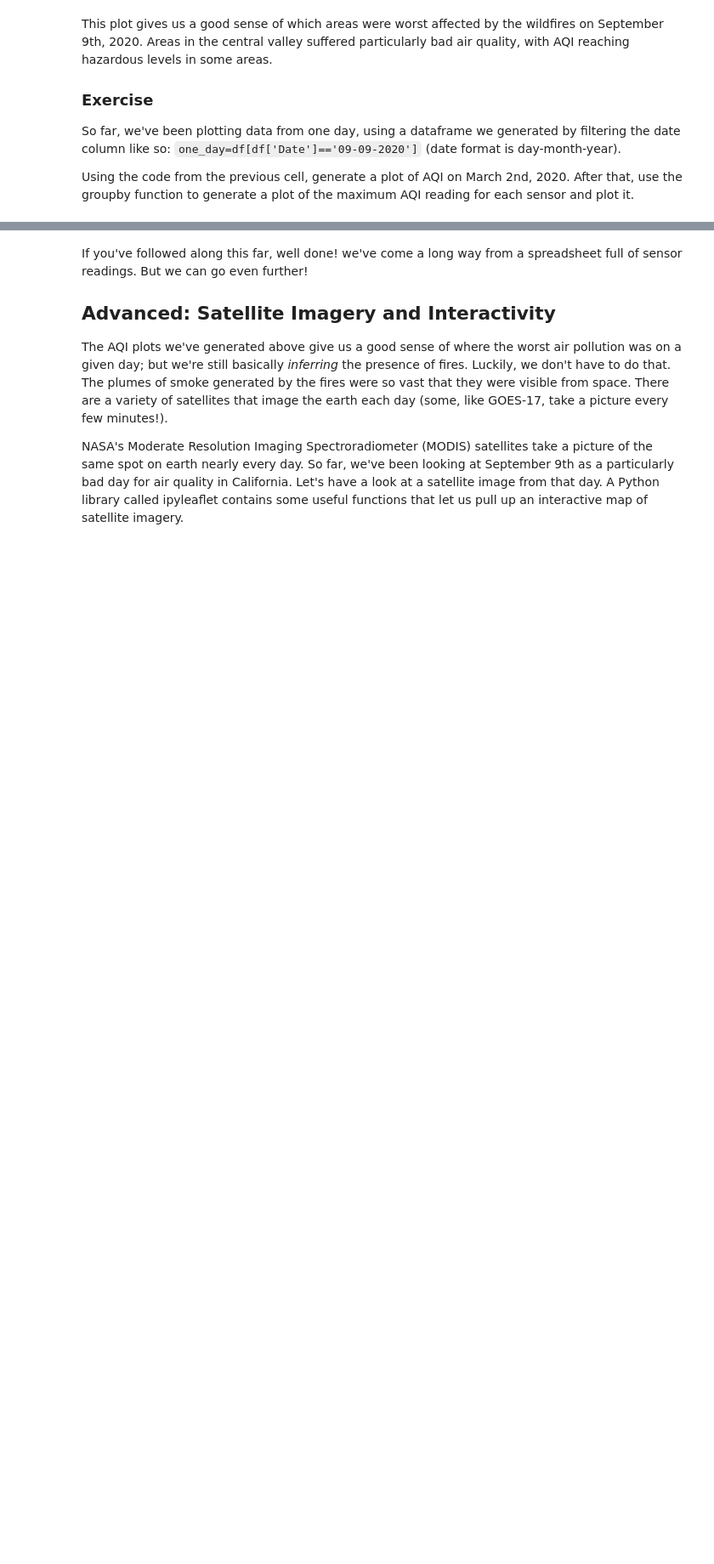
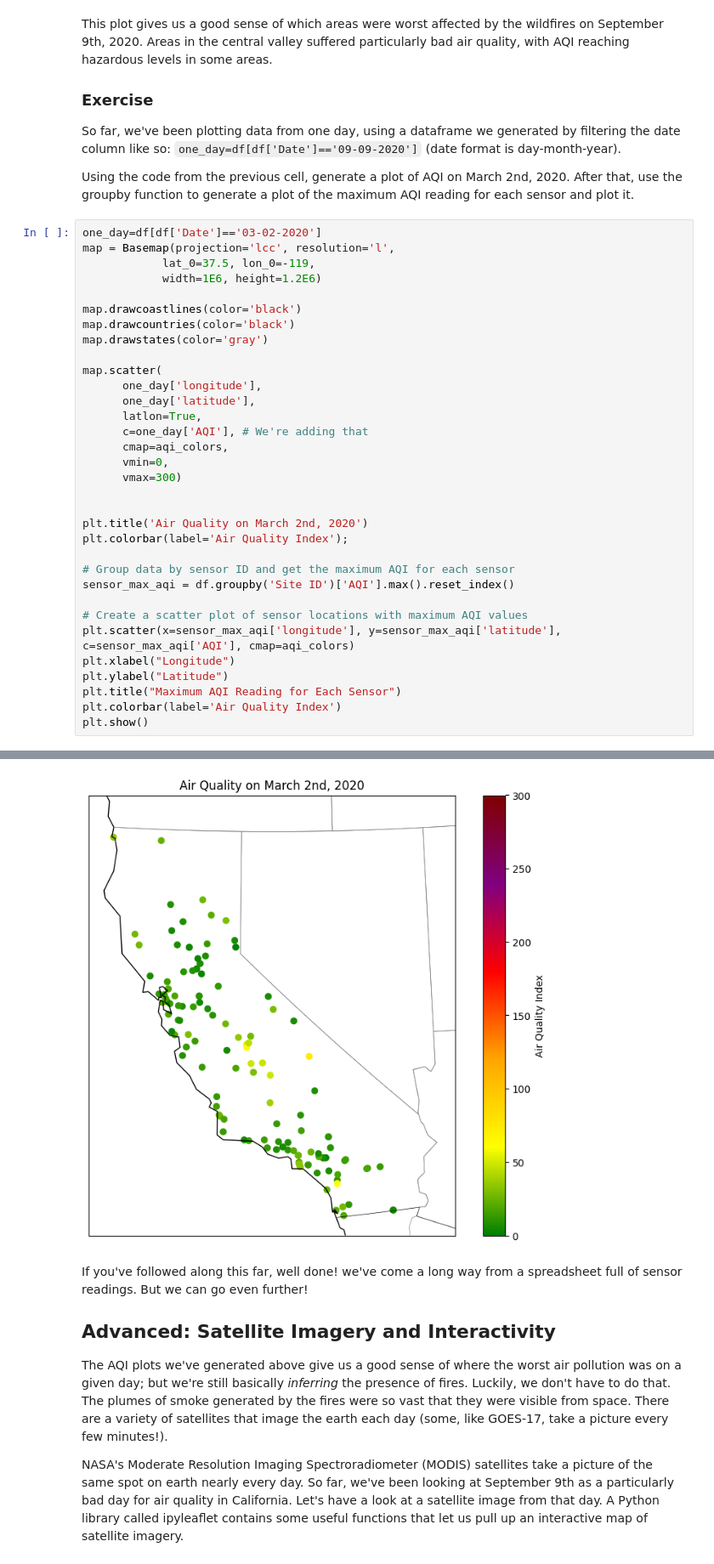
Before and after one commit to SHocombe/QM2, a Jupyter notebook: notebooks/W03. Spatial Data.ipynb, the cells around one changed output, grey strips where cells are left out. Shown at 85% size. Drawn from its saved outputs; the diff is of its cells as text; blank space fills up the shorter version.

```diff
--- a/notebooks/W03. Spatial Data.ipynb
+++ b/notebooks/W03. Spatial Data.ipynb
@@ -362,3 +414,37 @@ This plot gives us a good sense of which areas were worst affected by the wildfi
 So far, we've been plotting data from one day, using a dataframe we generated by filtering the date column like so: `one_day=df[df['Date']=='09-09-2020']` (date format is day-month-year).
 
 Using the code from the previous cell, generate a plot of AQI on March 2nd, 2020. After that, use the groupby function to generate a plot of the maximum AQI reading for each sensor and plot it.
+# %%
+one_day=df[df['Date']=='03-02-2020']
+map = Basemap(projection='lcc', resolution='l',
+            lat_0=37.5, lon_0=-119,
+            width=1E6, height=1.2E6)
+
+map.drawcoastlines(color='black')
+map.drawcountries(color='black')
+map.drawstates(color='gray')
+
+map.scatter(
+      one_day['longitude'],
+      one_day['latitude'],
+      latlon=True,
+      c=one_day['AQI'], # We're adding that
+      cmap=aqi_colors,
+      vmin=0,
+      vmax=300)
+
+
+plt.title('Air Quality on March 2nd, 2020')
+plt.colorbar(label='Air Quality Index');
+
+# Group data by sensor ID and get the maximum AQI for each sensor
+sensor_max_aqi = df.groupby('Site ID')['AQI'].max().reset_index()
+
+# Create a scatter plot of sensor locations with maximum AQI values
+plt.scatter(x=sensor_max_aqi['longitude'], y=sensor_max_aqi['latitude'], c=sensor_max_aqi['AQI'], cmap=aqi_colors)
+plt.xlabel("Longitude")
+plt.ylabel("Latitude")
+plt.title("Maximum AQI Reading for Each Sensor")
+plt.colorbar(label='Air Quality Index')
+plt.show()
+# %% [output]
@@ -365,3 +452,4 @@ Using the code from the previous cell, generate a plot of AQI on March 2nd, 2020
+[figure, added]
 # %% [markdown]
 If you've followed along this far, well done! we've come a long way from a spreadsheet full of sensor readings. But we can go even further!
 
```
Also changed, not shown: parts of 10 cells of this notebook.
